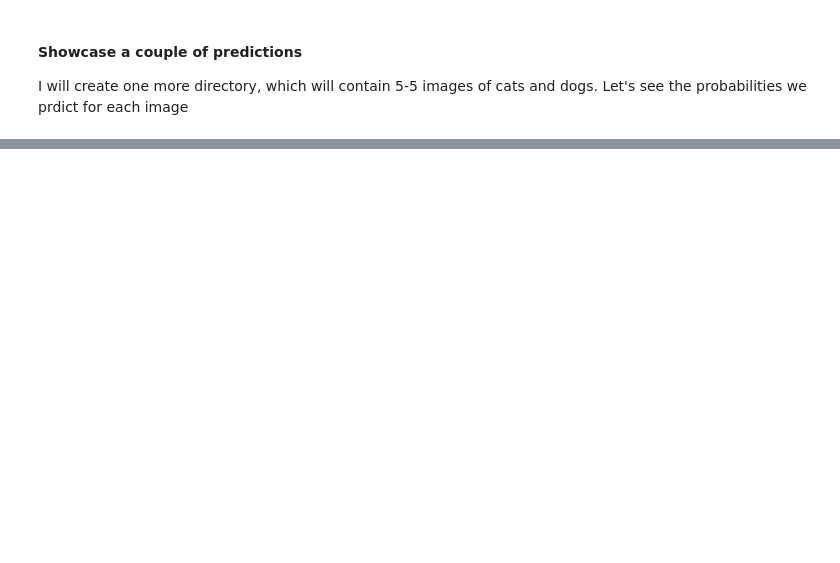
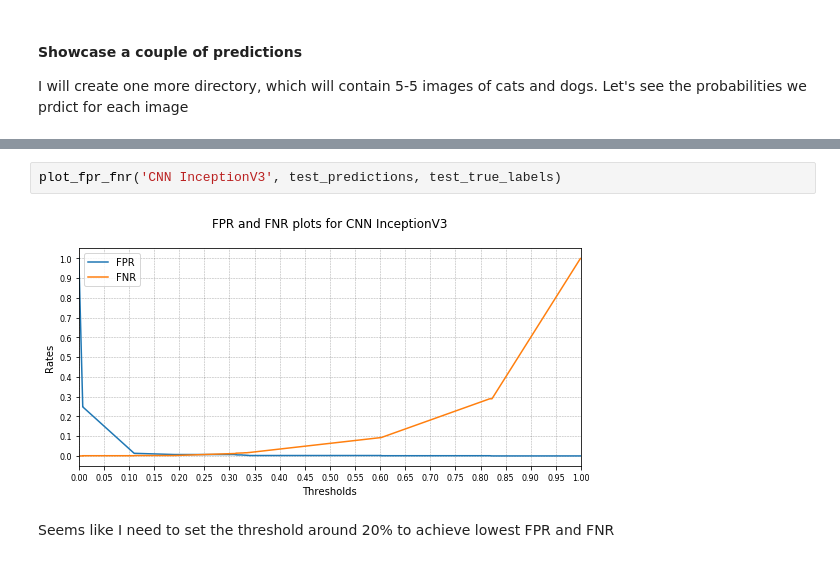
Before and after one commit to kristofrabay/convnets, a Jupyter notebook: dogs_vs_cats.ipynb, the cells around one changed output, grey strips where cells are left out. Cells and saved outputs as stored; diff of their text form; blank space fills up the shorter version.

```diff
--- a/dogs_vs_cats.ipynb
+++ b/dogs_vs_cats.ipynb
@@ -355,0 +438,6 @@ for index, probability in enumerate(probabilities):
+# %%
+plot_fpr_fnr('CNN InceptionV3', test_predictions, test_true_labels)
+# %% [output]
+[figure, added]
+# %% [markdown]
+Seems like I need to set the threshold around 20% to achieve lowest FPR and FNR
```
Also changed, not shown: parts of 23 cells of this notebook, 6 other files.
